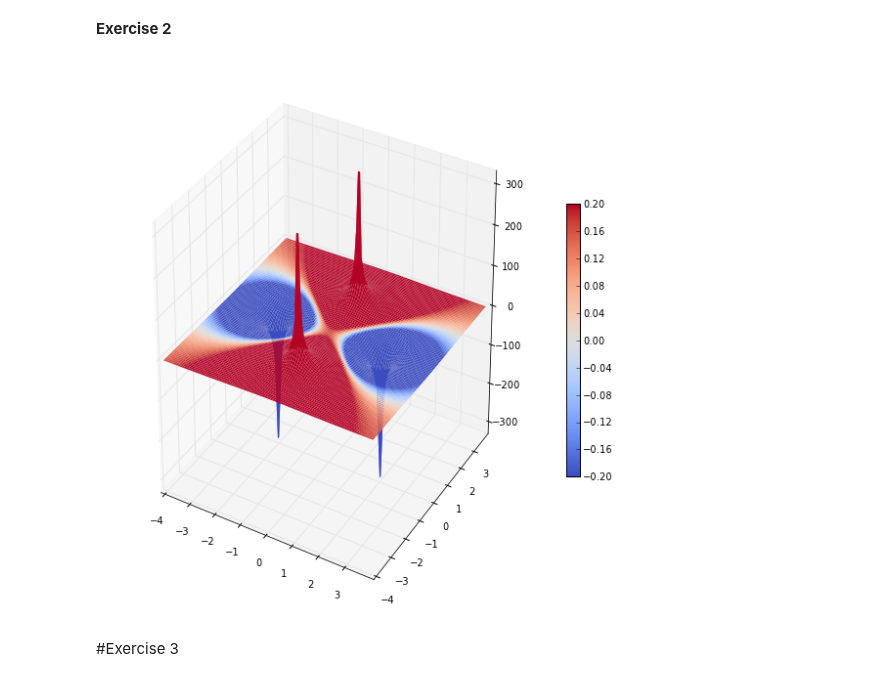
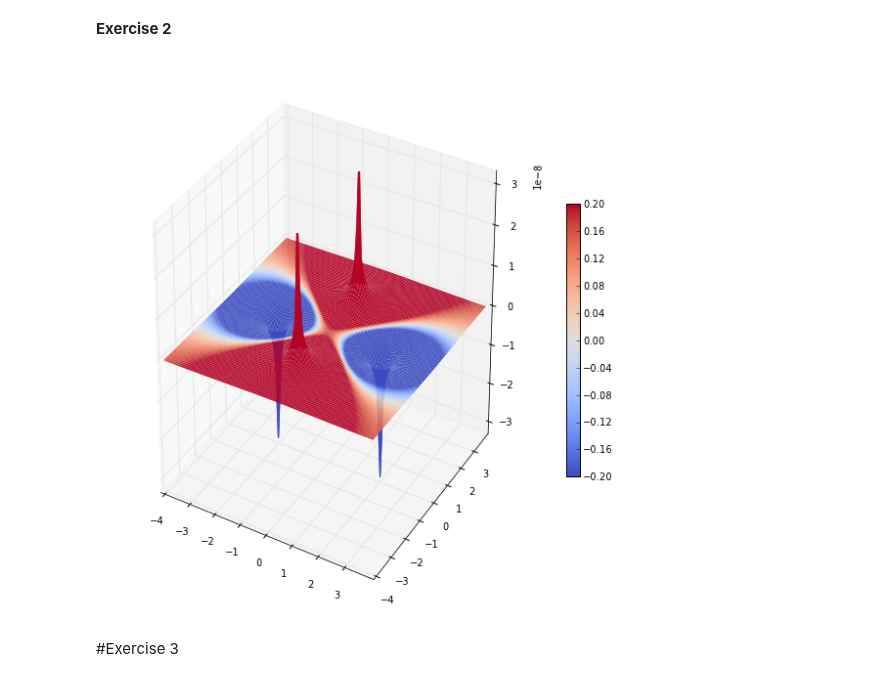
Before and after one commit to kbouch/PHYS202-S13, a Jupyter notebook: Week4/TuesdayNotes.ipynb, the cells around one changed output. Drawn from its saved outputs; the diff is of its cells as text; code cells hidden in the pictures.

```diff
--- a/Week4/TuesdayNotes.ipynb
+++ b/Week4/TuesdayNotes.ipynb
@@ -134,36 +134,36 @@ dy=8/101. # also on the interval -4 <= y <= 4, also 101 bins # units: meters
 x,y = np.meshgrid(np.arange(-4.,4.,dx),np.arange(-4.,4.,dy))
 
 xo = 2
 yo = 2
 
-qx = -1.602e-9  # units: Coulumbs (C)
-qy = +1.602e-9  # units: Coulumbs
+qx = -1.602e-19  # units: Coulumbs (C)
+qy = +1.602e-19  # units: Coulumbs
 
 k = 8.99e9      # units: Nm^2/C^2
 
 # evaluate the superposition of potential of the four point charges. qx at +/- xo, qy at +/- yo
 Vquad = (k*qx)/((x-xo)**2. + (y)**2.)**0.5 + (k*qx)/((x+xo)**2. + (y)**2.)**0.5 + (k*qy)/(x**2. + (y+yo)**2.)**0.5\
 + (k*qy)/(x**2. + (y-yo)**2.)**0.5
 
 
 
 
 from mpl_toolkits.mplot3d import Axes3D
 fig2 = figure(figsize=(10.0,10.0))
 ax2 = fig2.gca(projection='3d')
 
 p2 = ax2.plot_surface(x,y,Vquad,rstride=1,cstride=1,linewidth=0,cmap=cm.coolwarm,vmin=-k*qy/5.0,vmax=k*qy/50.0)
 # vmin and vmax set the z axis boundaries
 
 
 cb = fig2.colorbar(p,shrink=0.5)
 #cset = ax2.contour(x,y,Vquad,zdir='z',offset=-40, cmap=cm.coolwarm)
 #cset = ax2.contour(x,y,Vquad,zdir='x',offset=-2, cmap=cm.coolwarm)
 #cset = ax2.contour(x,y,Vquad,zdir='y',offset=-2, cmap=cm.coolwarm)
 
 show()
 # %% [output]
-[figure, old version]
+[figure, new version]
 # %% [markdown]
 #Exercise 3
 # %%
```
Also changed, not shown: parts of 5 cells of this notebook.
